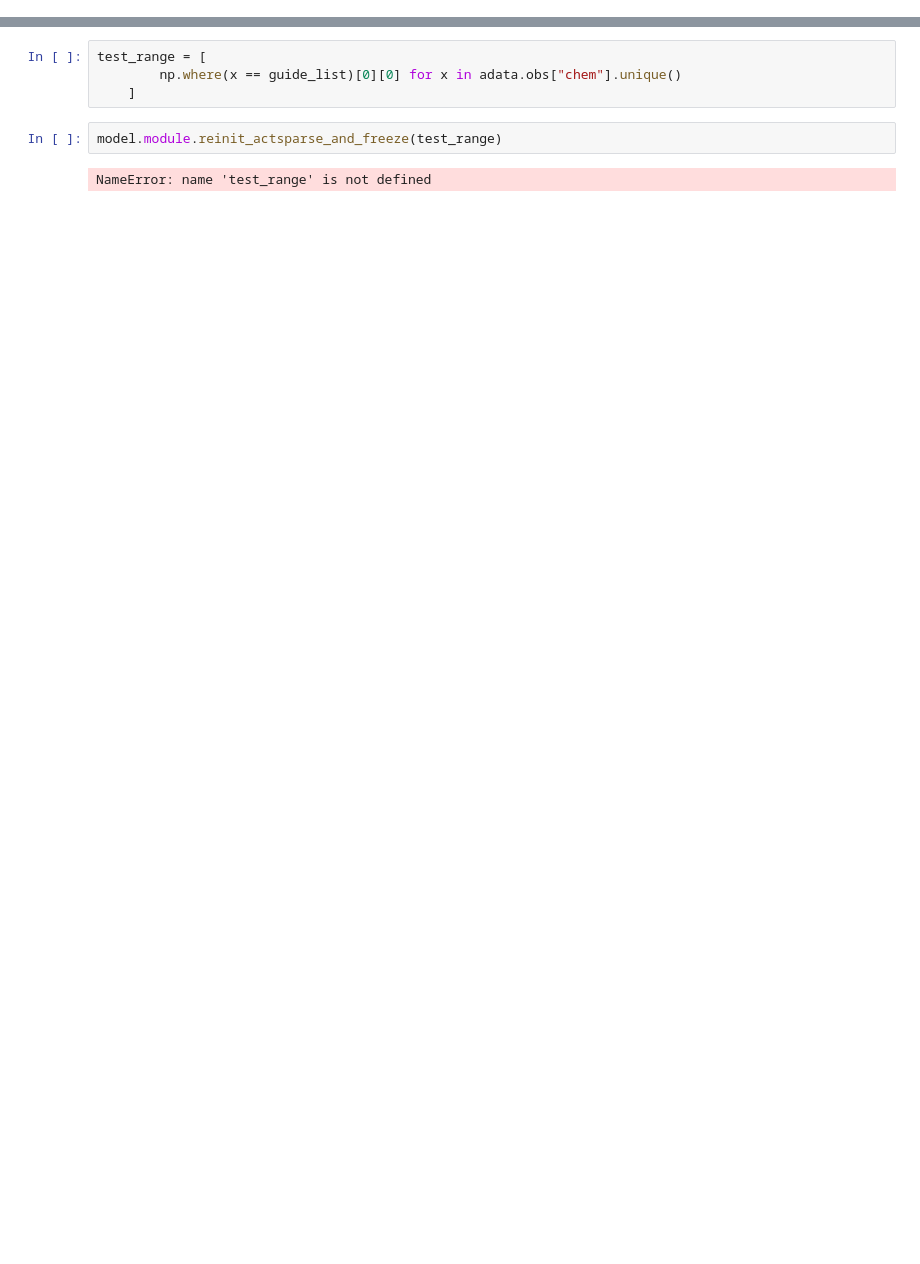
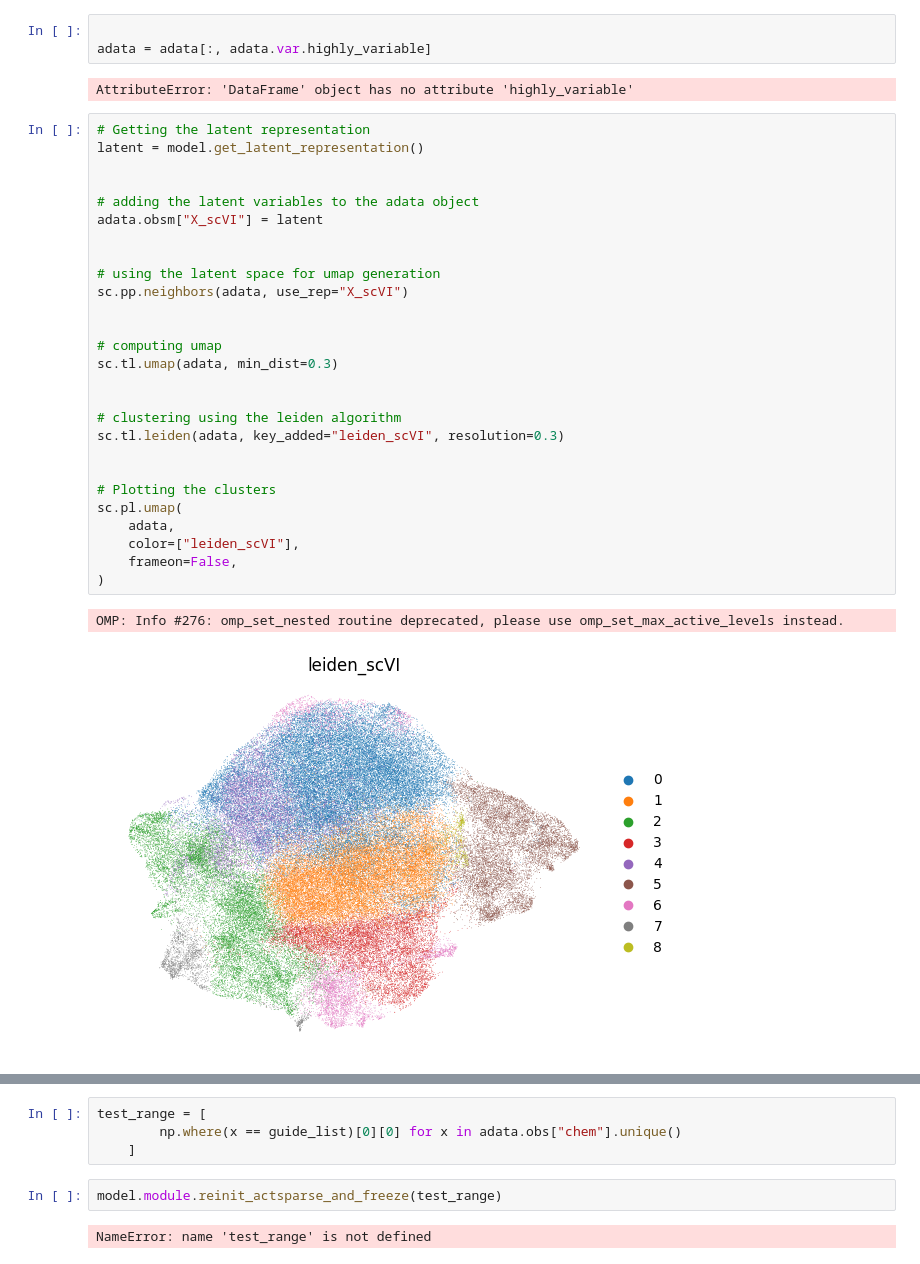
Before and after one commit to brendamelano/REPROGRAM, a Jupyter notebook: running_svae.ipynb, the cells around one changed output, grey strips where cells are left out. Saved outputs shown, nothing was run; the diff lists cells and outputs as text; blank space fills up the shorter version.

Commit message:
updating RL model

```diff
--- a/running_svae.ipynb
+++ b/running_svae.ipynb
@@ -526,0 +347,35 @@ Categories (681, object): ['AAR2', 'AARS', 'AARS2', 'AATF', ..., 'ZNF236', 'ZNF5
+# %%
+
+adata = adata[:, adata.var.highly_variable]
+# %% [output]
+AttributeError: 'DataFrame' object has no attribute 'highly_variable'
+# %%
+# Getting the latent representation
+latent = model.get_latent_representation()
+
+
+# adding the latent variables to the adata object
+adata.obsm["X_scVI"] = latent
+
+
+# using the latent space for umap generation
+sc.pp.neighbors(adata, use_rep="X_scVI")
+
+
+# computing umap
+sc.tl.umap(adata, min_dist=0.3)
+
+
+# clustering using the leiden algorithm
+sc.tl.leiden(adata, key_added="leiden_scVI", resolution=0.3)
+
+
+# Plotting the clusters
+sc.pl.umap(
+    adata,
+    color=["leiden_scVI"],
+    frameon=False,
+)
+# %% [output]
+OMP: Info #276: omp_set_nested routine deprecated, please use omp_set_max_active_levels instead.
+[figure, added]
```
Also changed, not shown: parts of 54 cells of this notebook, 1 other file.
